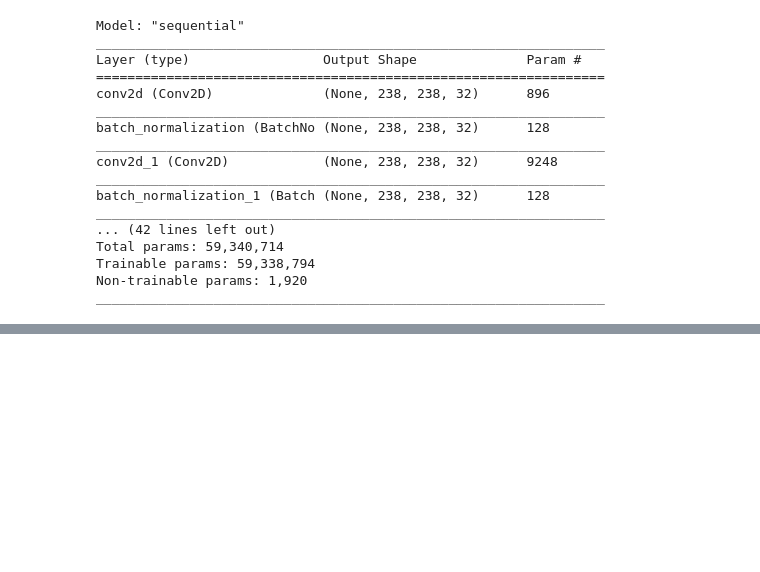
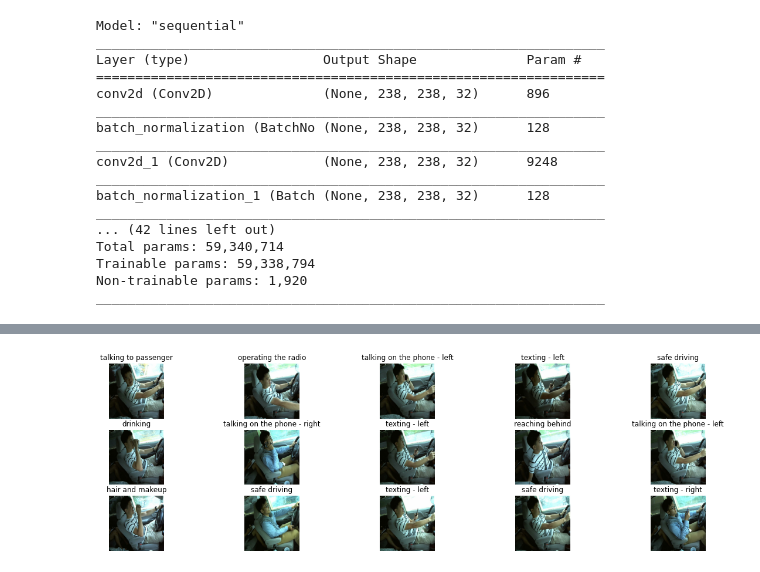
Before and after one commit to mrparamvir/Distracted-Driver-Multi-Action-Classification, a Jupyter notebook: Distracted_Driver_Multi_Action_Classification.ipynb, the cells around one changed output, grey strips where cells are left out. Drawn from its saved outputs; the diff is of its cells as text; code cells hidden in the pictures; blank space fills up the shorter version.

```diff
--- a/Distracted_Driver_Multi_Action_Classification.ipynb
+++ b/Distracted_Driver_Multi_Action_Classification.ipynb
@@ -344,3 +362,8 @@ weighted avg       0.95      0.95      0.95       673
 model.save_weights('./driverdistraction_lr_weights.h5', overwrite=True)
 # %%
 model.save('./driverdistraction.h5')
+# %%
+train_images, train_labels = next(train_data.as_numpy_iterator())
+show_25_images(train_images, train_labels)
+# %% [output]
+[figure, added]
```
Also changed, not shown: parts of 10 cells of this notebook.
